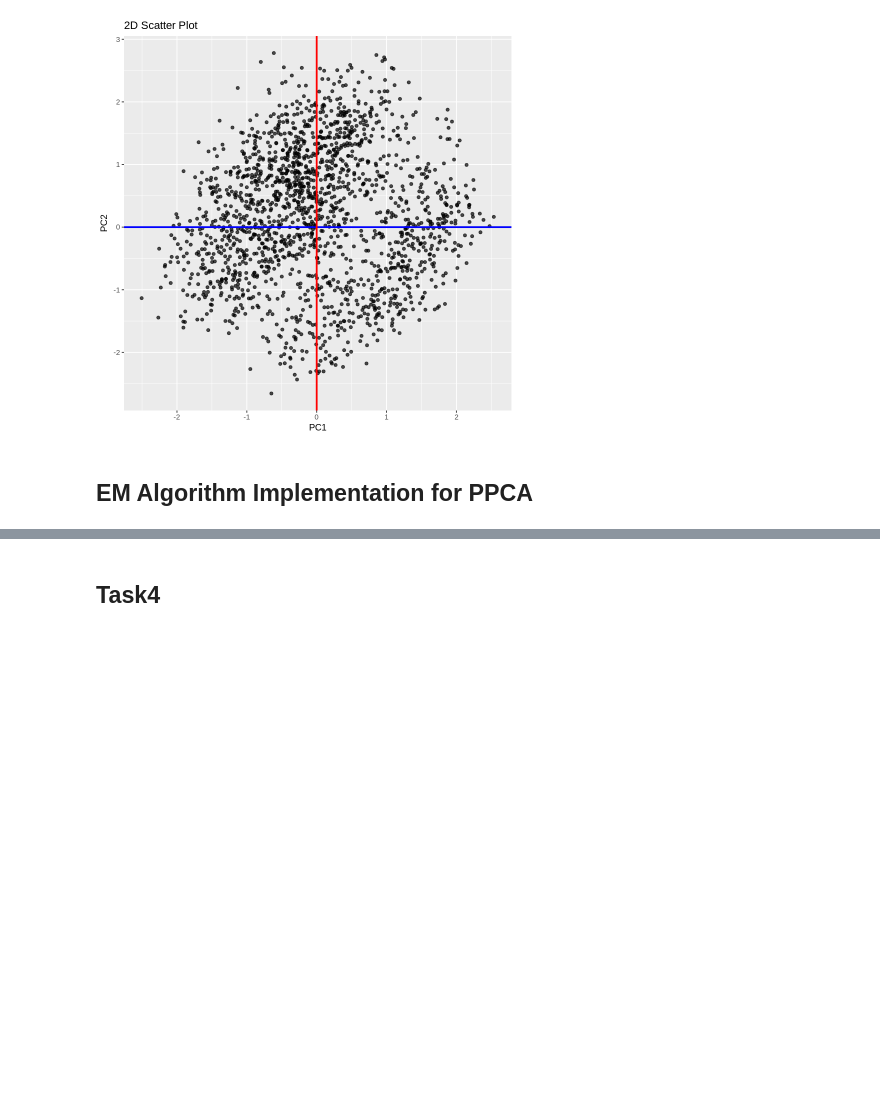
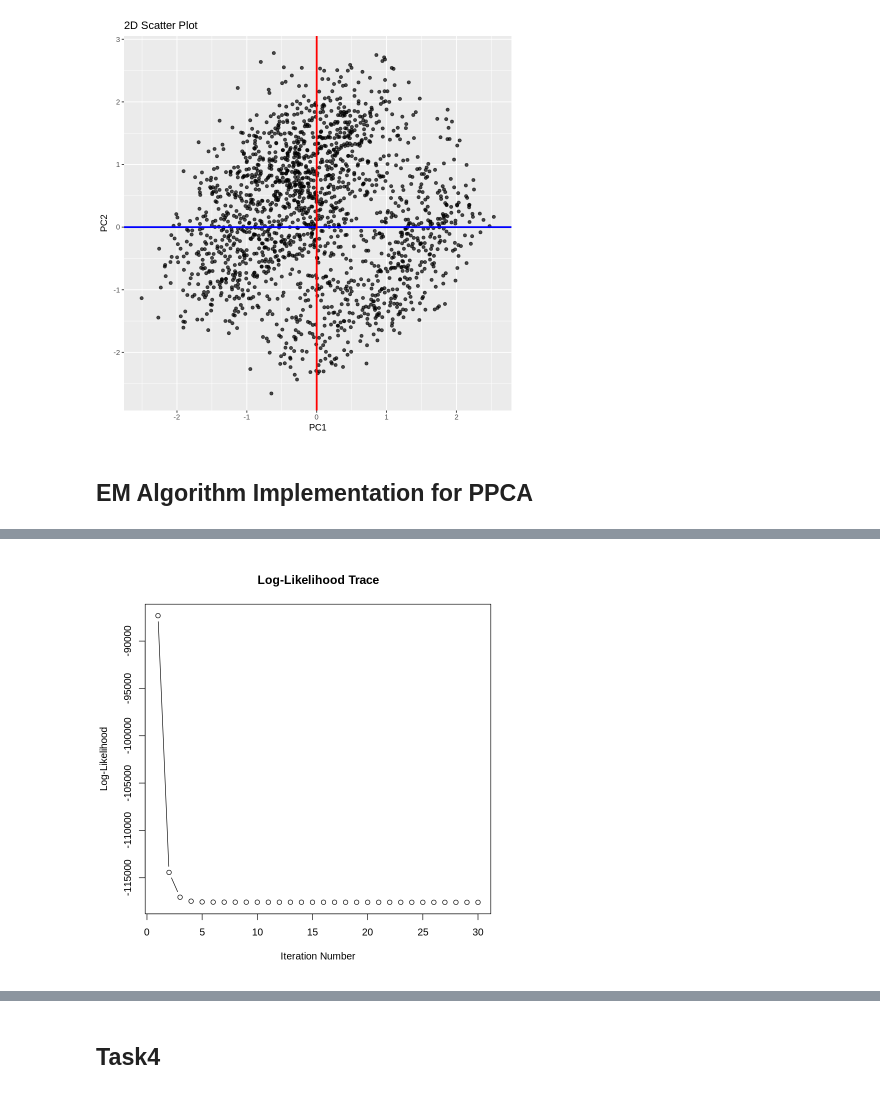
Before and after one commit to RonnieXIE2001/assi, a Jupyter notebook: Assignment1/code_R.ipynb, the cells around one changed output, grey strips where cells are left out. Saved outputs shown, nothing was run; the diff lists cells and outputs as text; code cells hidden in the pictures; blank space fills up the shorter version.

```diff
--- a/Assignment1/code_R.ipynb
+++ b/Assignment1/code_R.ipynb
@@ -268,0 +259,5 @@ A matrix: 1797 × 1797 of type dbl
+# %%
+plot(result$log_likelihoods, type = "b", xlab = "Iteration Number",
+     ylab = "Log-Likelihood", main = "Log-Likelihood Trace")
+# %% [output]
+[figure, added]
```
Also changed, not shown: parts of 11 cells of this notebook.
